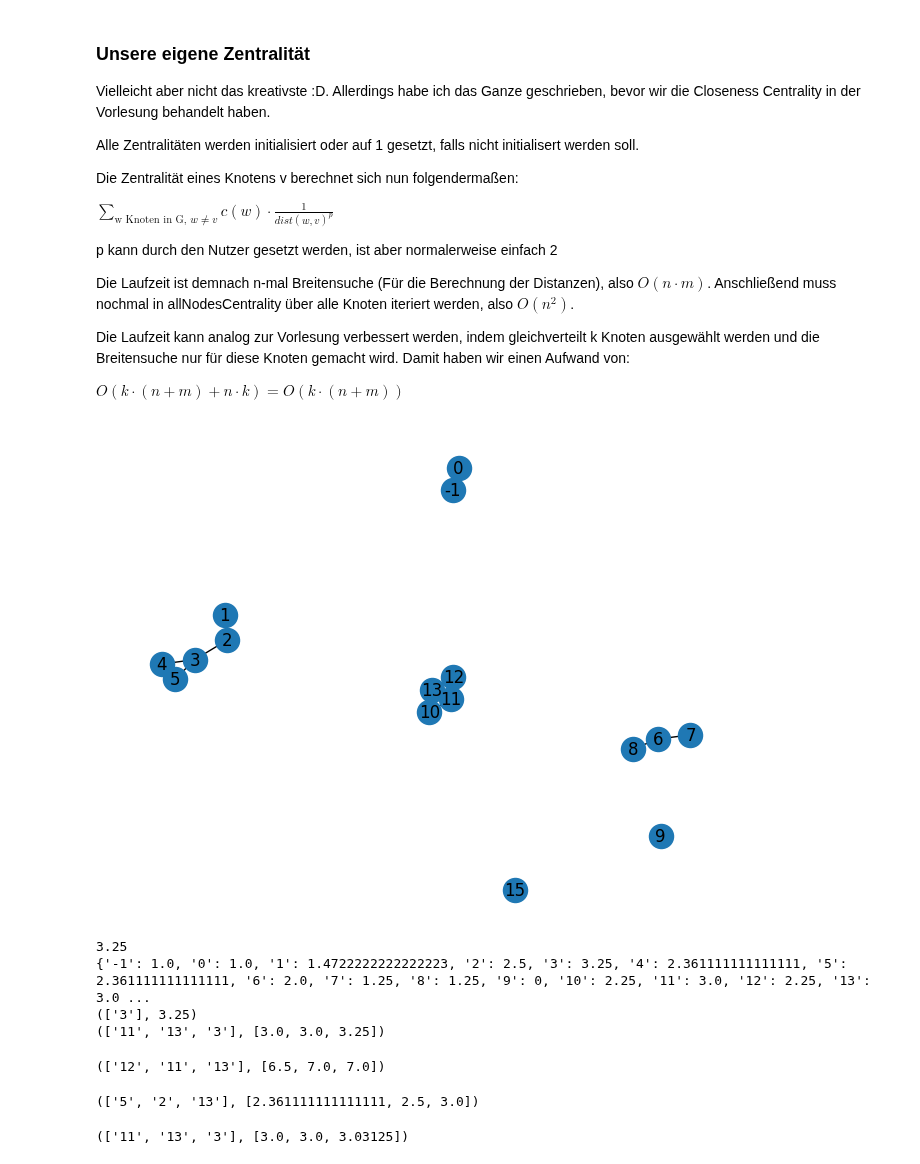
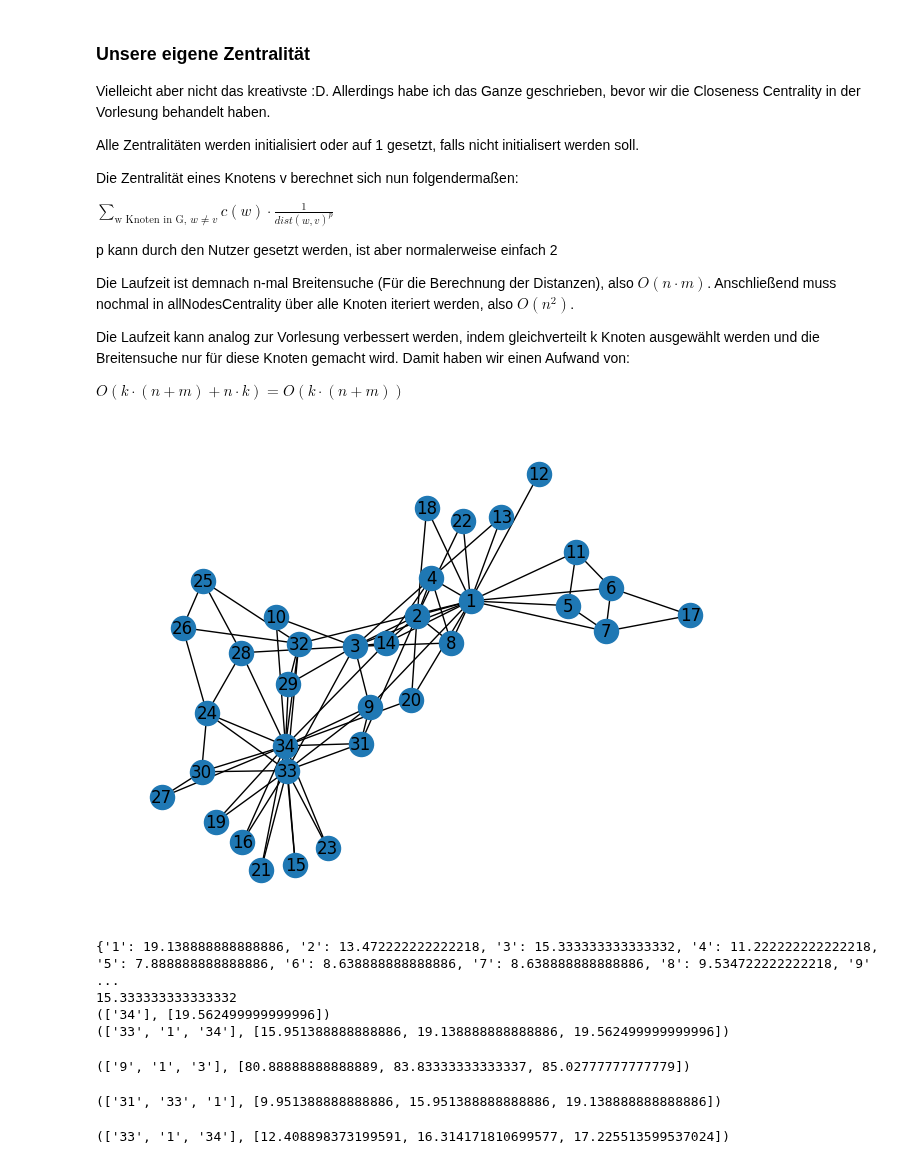
Before and after one commit to Hanno1/AlgorithmischeNetzwerkanalyseLAB, a Jupyter notebook: presentation_task3.ipynb, the cells around one changed output. Saved outputs shown, nothing was run; the diff lists cells and outputs as text; code cells hidden in the pictures.

```diff
--- a/presentation_task3.ipynb
+++ b/presentation_task3.ipynb
@@ -23,32 +23,28 @@ Die Laufzeit ist demnach n-mal Breitensuche (Für die Berechnung der Distanzen),
 Die Laufzeit kann analog zur Vorlesung verbessert werden, indem gleichverteilt k Knoten ausgewählt werden und die Breitensuche nur für diese Knoten gemacht wird. Damit haben wir einen Aufwand von:
 
 $O(k\cdot (n + m) + n\cdot k) = O(k\cdot (n + m))$
-# %%
-G, _, _ = Hc.create_graph()
-G.add_edge(13, 11)
-draw_graph(G, True)
-# %% [output]
-[figure, removed]
+# %%
+G = Graph("networks/out.ucidata-zachary_", mode=Graph.READ_MOD_EDGE_LIST)
+draw_graph(G, label_on=True)
+# %% [output]
+[figure, added]
 # %%
-# Test aller Funktionalitäten
-centr = OwnCentrality(G)
+# all nodes centrality as a dictionary
+print(MyCentr.ownCentrality(G))
 
 # single node centrality
-print(centr.single_node_centrality("3"))
-
-# all nodes centrality as a dictionary
-print(centr.all_nodes_centrality())
+print(MyCentr.ownCentrality(G, node="3"))
 
 # most central node (nodes if some nodes have the same value)
-print(centr.most_central_node())
+print(MyCentr.ownCentrality(G, k=1))
 
 # k-most central nodes
-print(centr.k_central_nodes(3))
+print(MyCentr.ownCentrality(G, k=3))
 # %% [output]
-3.25
-{'-1': 1.0, '0': 1.0, '1': 1.4722222222222223, '2': 2.5, '3': 3.25, '4': 2.361111111111111, '5': 2.361111111111111, '6': 2.0, '7': 1.25, '8': 1.25, '9': 0, '10': 2.25, '11': 3.0, '12': 2.25, '13': 3.0 ...
-(['3'], 3.25)
-(['11', '13', '3'], [3.0, 3.0, 3.25])
+{'1': 19.138888888888886, '2': 13.472222222222218, '3': 15.333333333333332, '4': 11.222222222222218, '5': 7.888888888888886, '6': 8.638888888888886, '7': 8.638888888888886, '8': 9.534722222222218, '9' ...
+15.333333333333332
+(['34'], [19.562499999999996])
+(['33', '1', '34'], [15.951388888888886, 19.138888888888886, 19.562499999999996])
 # %%
 # Nun haben wir verschiedene Optionen:
 # Wir können die Zentralitäten initialisieren, bspw mit der Grad Zentralität
@@ -56,23 +52,17 @@ initial_cent = dict()
 for node in G.node_ids_internal_ids:
     initial_cent[node] = G.get_node_degree(node)
 
-centr_init = OwnCentrality(G, init=initial_cent)
-
-print(centr_init.k_central_nodes(3))
+print(MyCentr.ownCentrality(G, init=initial_cent, k=3))
 # %% [output]
-(['12', '11', '13'], [6.5, 7.0, 7.0])
+(['9', '1', '3'], [80.88888888888889, 83.83333333333337, 85.02777777777779])
 # %%
 # Statt eine Breitensuche über alle Knoten zu machen, können wir k Knoten
 # gleichverteilt auswählen
-centr_k_uniform = OwnCentrality(G, k_uniform_nodes=10)
-
-print(centr_k_uniform.k_central_nodes(3))
+print(MyCentr.ownCentrality(G, k_uniform_nodes=20, k=3))
 # %% [output]
-(['5', '2', '13'], [2.361111111111111, 2.5, 3.0])
+(['31', '33', '1'], [9.951388888888886, 15.951388888888886, 19.138888888888886])
 # %%
 # außerdem kann die Distanz anders skaliert werden durch Nutzen von p
-centr_p = OwnCentrality(G, p=5)
-
-print(centr_p.k_central_nodes(3))
+print(MyCentr.ownCentrality(G, k=3, p=5))
 # %% [output]
-(['11', '13', '3'], [3.0, 3.0, 3.03125])
+(['33', '1', '34'], [12.408898373199591, 16.314171810699577, 17.225513599537024])
```
Also changed, not shown: parts of 1 cell of this notebook, 3 other files.
